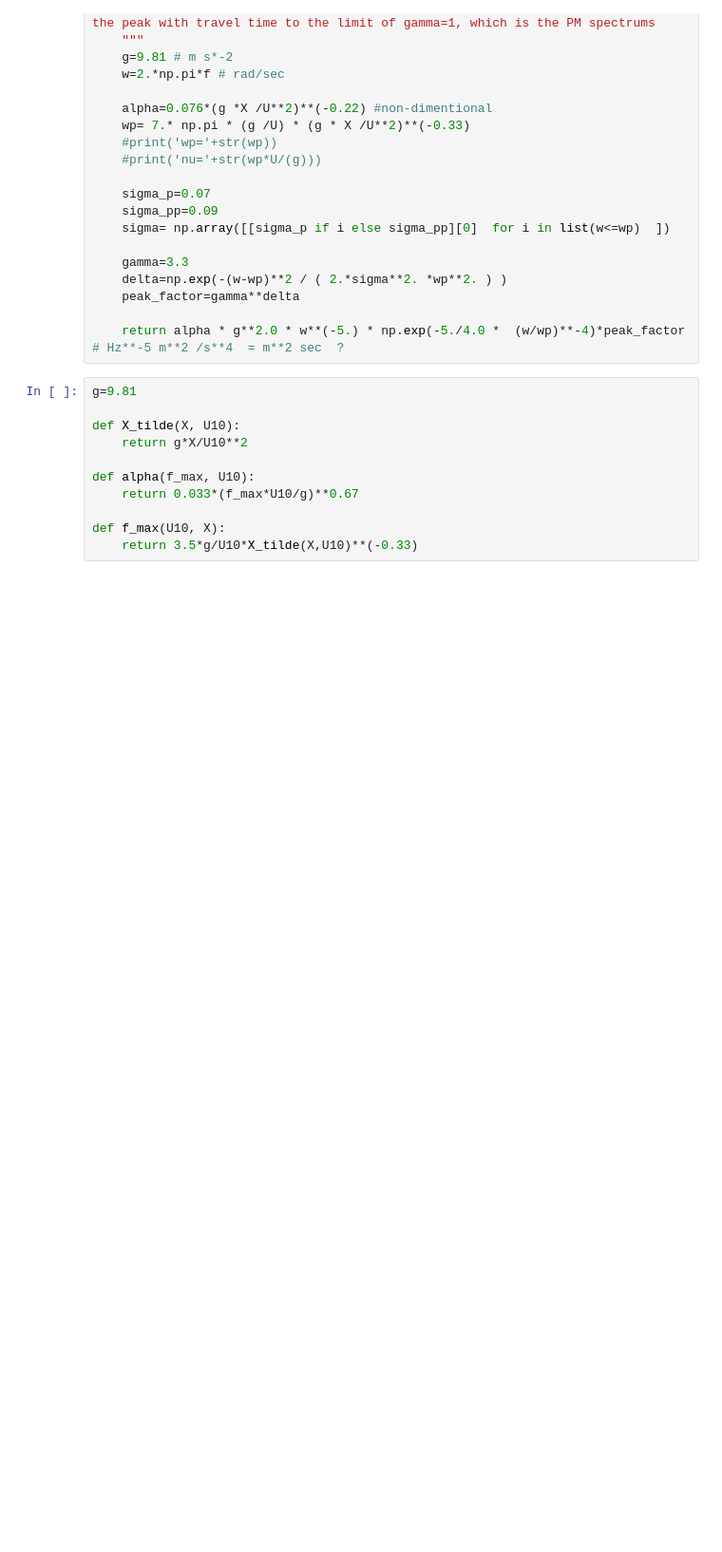
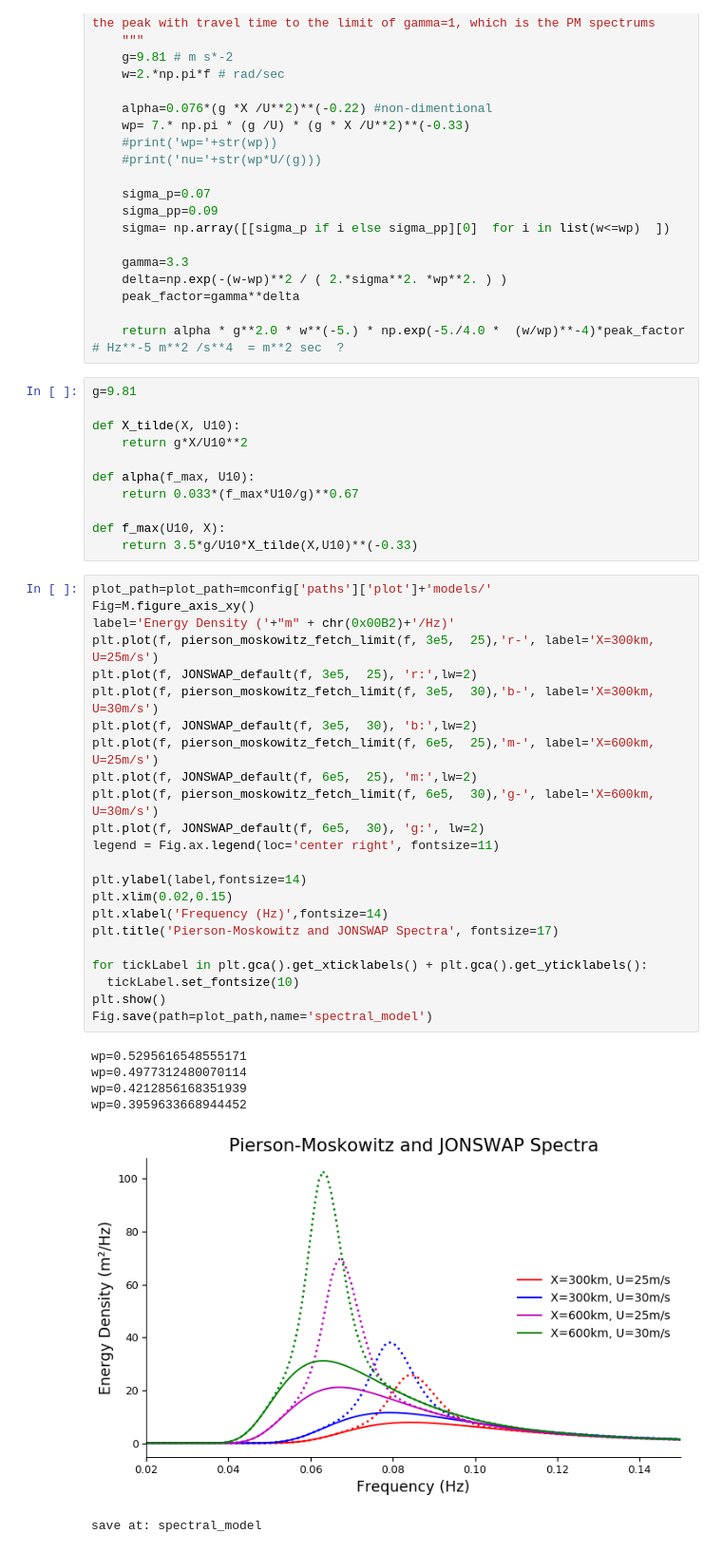
Before and after one commit to mochell/stormy_forerunners, a Jupyter notebook: models/JONSWAP_gamma.ipynb, the cells around one changed output. Shown: that part at 95% size. Drawn from its saved outputs; the diff is of its cells as text; blank space fills up the shorter version.

```diff
--- a/models/JONSWAP_gamma.ipynb
+++ b/models/JONSWAP_gamma.ipynb
@@ -156,6 +175,36 @@ def alpha(f_max, U10):
 
 def f_max(U10, X):
     return 3.5*g/U10*X_tilde(X,U10)**(-0.33)
+# %%
+plot_path=plot_path=mconfig['paths']['plot']+'models/'
+Fig=M.figure_axis_xy()
+label='Energy Density ('+"m" + chr(0x00B2)+'/Hz)'
+plt.plot(f, pierson_moskowitz_fetch_limit(f, 3e5,  25),'r-', label='X=300km, U=25m/s')
+plt.plot(f, JONSWAP_default(f, 3e5,  25), 'r:',lw=2)
+plt.plot(f, pierson_moskowitz_fetch_limit(f, 3e5,  30),'b-', label='X=300km, U=30m/s')
+plt.plot(f, JONSWAP_default(f, 3e5,  30), 'b:',lw=2)
+plt.plot(f, pierson_moskowitz_fetch_limit(f, 6e5,  25),'m-', label='X=600km, U=25m/s')
+plt.plot(f, JONSWAP_default(f, 6e5,  25), 'm:',lw=2)
+plt.plot(f, pierson_moskowitz_fetch_limit(f, 6e5,  30),'g-', label='X=600km, U=30m/s')
+plt.plot(f, JONSWAP_default(f, 6e5,  30), 'g:', lw=2)
+legend = Fig.ax.legend(loc='center right', fontsize=11)
+
+plt.ylabel(label,fontsize=14)
+plt.xlim(0.02,0.15)
+plt.xlabel('Frequency (Hz)',fontsize=14)
+plt.title('Pierson-Moskowitz and JONSWAP Spectra', fontsize=17)
+
+for tickLabel in plt.gca().get_xticklabels() + plt.gca().get_yticklabels():
+  tickLabel.set_fontsize(10)
+plt.show()
+Fig.save(path=plot_path,name='spectral_model')
+# %% [output]
+wp=0.5295616548555171
+wp=0.4977312480070114
+wp=0.4212856168351939
+wp=0.3959633668944452
+[figure, added]
+save at: spectral_model
 # %%
 if __name__ == '__main__':
 
```
Also changed, not shown: parts of 12 cells of this notebook, 5 other files.
